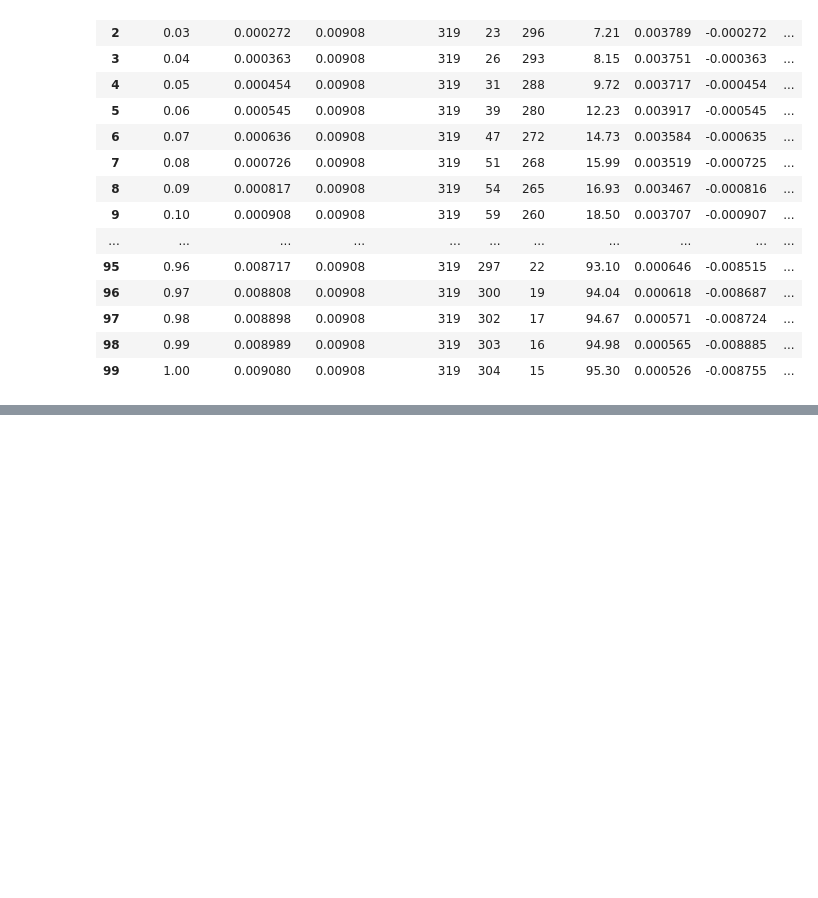
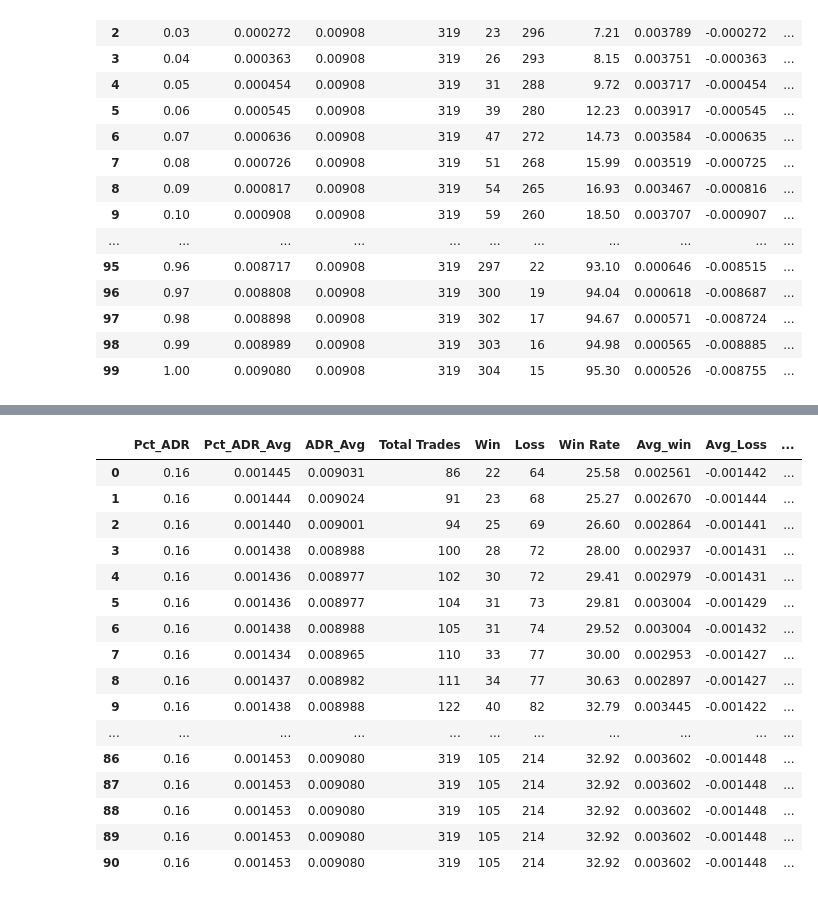
Before and after one commit to root-at-iyn/FXTradingResearch, a Jupyter notebook: research/bbu_reversal.ipynb, the cells around one changed output, grey strips where cells are left out. Saved outputs shown, nothing was run; the diff lists cells and outputs as text; code cells hidden in the pictures; blank space fills up the shorter version.

```diff
--- a/research/bbu_reversal.ipynb
+++ b/research/bbu_reversal.ipynb
@@ -657,0 +722,22 @@ d_gain_ex_sl_res_df
+# %%
+slope_angle_ex = [condition_stats(bearish_bbr_df.query(f"SMA32_Slope < {x}").copy(), 0.16) for x in range(0,91)]
+slope_angle_ex_df = pd.DataFrame(slope_angle_ex)
+slope_angle_ex_df
+# %% [output]
+|  | Pct_ADR | Pct_ADR_Avg | ADR_Avg | Total Trades | Win | Loss | Win Rate | Avg_win | Avg_Loss | ... |
+| 0 | 0.16 | 0.001445 | 0.009031 | 86 | 22 | 64 | 25.58 | 0.002561 | -0.001442 | ... |
+| 1 | 0.16 | 0.001444 | 0.009024 | 91 | 23 | 68 | 25.27 | 0.002670 | -0.001444 | ... |
+| 2 | 0.16 | 0.001440 | 0.009001 | 94 | 25 | 69 | 26.60 | 0.002864 | -0.001441 | ... |
+| 3 | 0.16 | 0.001438 | 0.008988 | 100 | 28 | 72 | 28.00 | 0.002937 | -0.001431 | ... |
+| 4 | 0.16 | 0.001436 | 0.008977 | 102 | 30 | 72 | 29.41 | 0.002979 | -0.001431 | ... |
+| 5 | 0.16 | 0.001436 | 0.008977 | 104 | 31 | 73 | 29.81 | 0.003004 | -0.001429 | ... |
+| 6 | 0.16 | 0.001438 | 0.008988 | 105 | 31 | 74 | 29.52 | 0.003004 | -0.001432 | ... |
+| 7 | 0.16 | 0.001434 | 0.008965 | 110 | 33 | 77 | 30.00 | 0.002953 | -0.001427 | ... |
+| 8 | 0.16 | 0.001437 | 0.008982 | 111 | 34 | 77 | 30.63 | 0.002897 | -0.001427 | ... |
+| 9 | 0.16 | 0.001438 | 0.008988 | 122 | 40 | 82 | 32.79 | 0.003445 | -0.001422 | ... |
+| ... | ... | ... | ... | ... | ... | ... | ... | ... | ... | ... |
+| 86 | 0.16 | 0.001453 | 0.009080 | 319 | 105 | 214 | 32.92 | 0.003602 | -0.001448 | ... |
+| 87 | 0.16 | 0.001453 | 0.009080 | 319 | 105 | 214 | 32.92 | 0.003602 | -0.001448 | ... |
+| 88 | 0.16 | 0.001453 | 0.009080 | 319 | 105 | 214 | 32.92 | 0.003602 | -0.001448 | ... |
+| 89 | 0.16 | 0.001453 | 0.009080 | 319 | 105 | 214 | 32.92 | 0.003602 | -0.001448 | ... |
+| 90 | 0.16 | 0.001453 | 0.009080 | 319 | 105 | 214 | 32.92 | 0.003602 | -0.001448 | ... |
```
Also changed, not shown: parts of 12 cells of this notebook.
